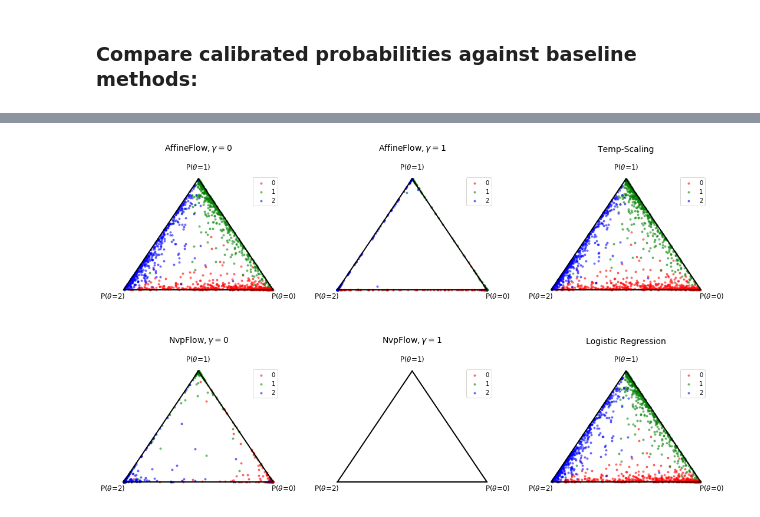
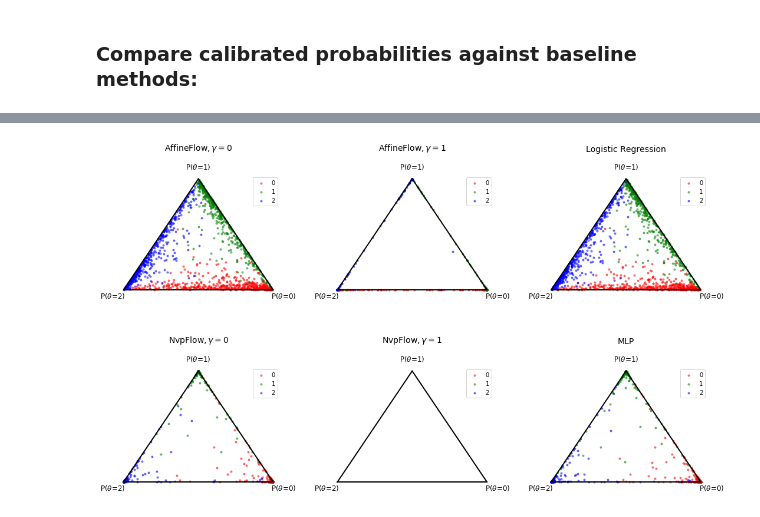
Before and after one commit to SergioAlvarezB/calibration-normalizing-flows, a Jupyter notebook: notebooks/train-flows-det.ipynb, the cells around one changed output, grey strips where cells are left out. Cells and saved outputs as stored; diff of their text form; code cells hidden in the pictures.

```diff
--- a/notebooks/train-flows-det.ipynb
+++ b/notebooks/train-flows-det.ipynb
@@ -325,15 +365,15 @@ plt.show()
 # %%
 fig, ax_arr = plt.subplots(2, 3, figsize=(18, 10), gridspec_kw={'hspace': 0.5, 'wspace': 0.3})
 
 for i, model in enumerate(models):
 
     probs = softmax(model['model'](torch_logits)[0].detach().numpy(), axis=1)
     label = labels[i]
     ax_arr[i//2, i%2] = plot_prob_simplex(probs, target=target, ax=ax_arr[i//2, i%2], title=label)
 
-ax_arr[0, 2] = plot_prob_simplex(temp_probs, target=target, ax=ax_arr[0, 2], title='Temp-Scaling')
-ax_arr[1, 2] = plot_prob_simplex(mlr_probs, target=target, ax=ax_arr[1, 2], title='Logistic Regression')
+ax_arr[0, 2] = plot_prob_simplex(mlr_probs, target=target, ax=ax_arr[0, 2], title='Logistic Regression')
+ax_arr[1, 2] = plot_prob_simplex(mlp_probs, target=target, ax=ax_arr[1, 2], title='MLP')
 
 plt.show()
 # %% [output]
-[figure, old version]
+[figure, new version]
```
Also changed, not shown: parts of 9 cells of this notebook.
